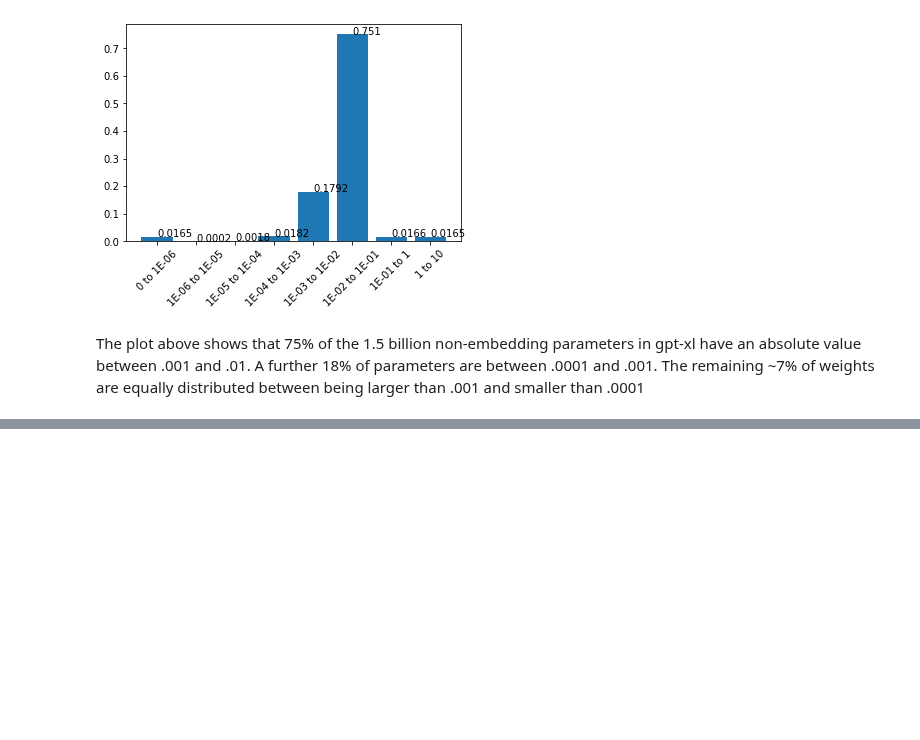
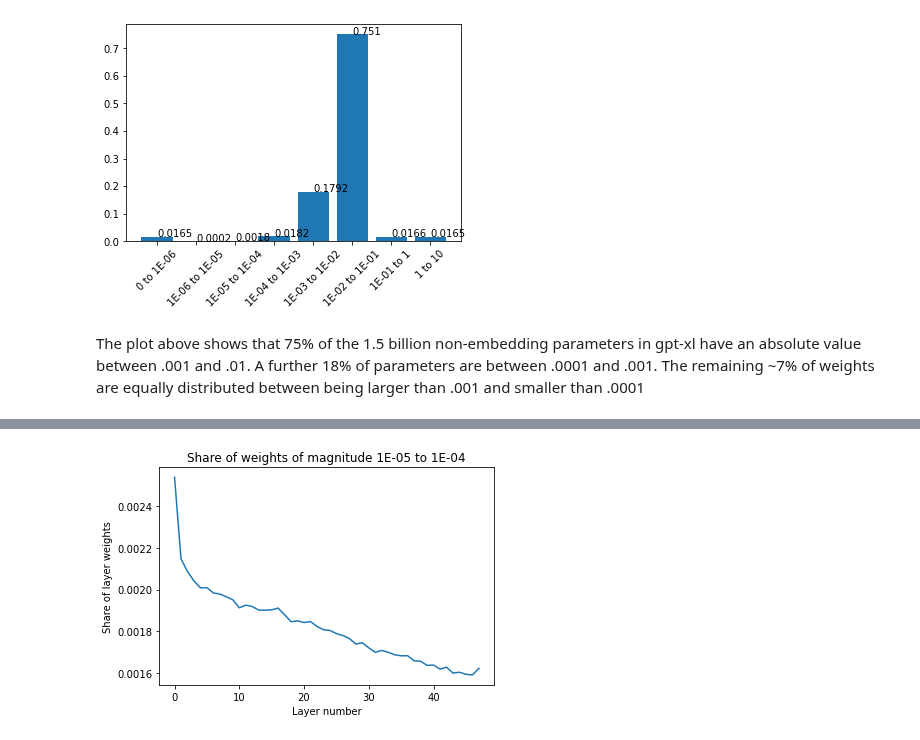
Before and after one commit to Oaklight/llm-sparsification-release, a Jupyter notebook: gptxl_exploration.ipynb, the cells around one changed output, grey strips where cells are left out. Cells and saved outputs as stored; diff of their text form; code cells hidden in the pictures; blank space fills up the shorter version.

```diff
--- a/gptxl_exploration.ipynb
+++ b/gptxl_exploration.ipynb
@@ -134,0 +148,4 @@ The plot above shows that 75% of the 1.5 billion non-embedding parameters in gpt
+# %%
+plot_weights_across_layers('1E-05 to 1E-04', layer_results)
+# %% [output]
+[figure, added]
```
Also changed, not shown: parts of 19 cells of this notebook.
